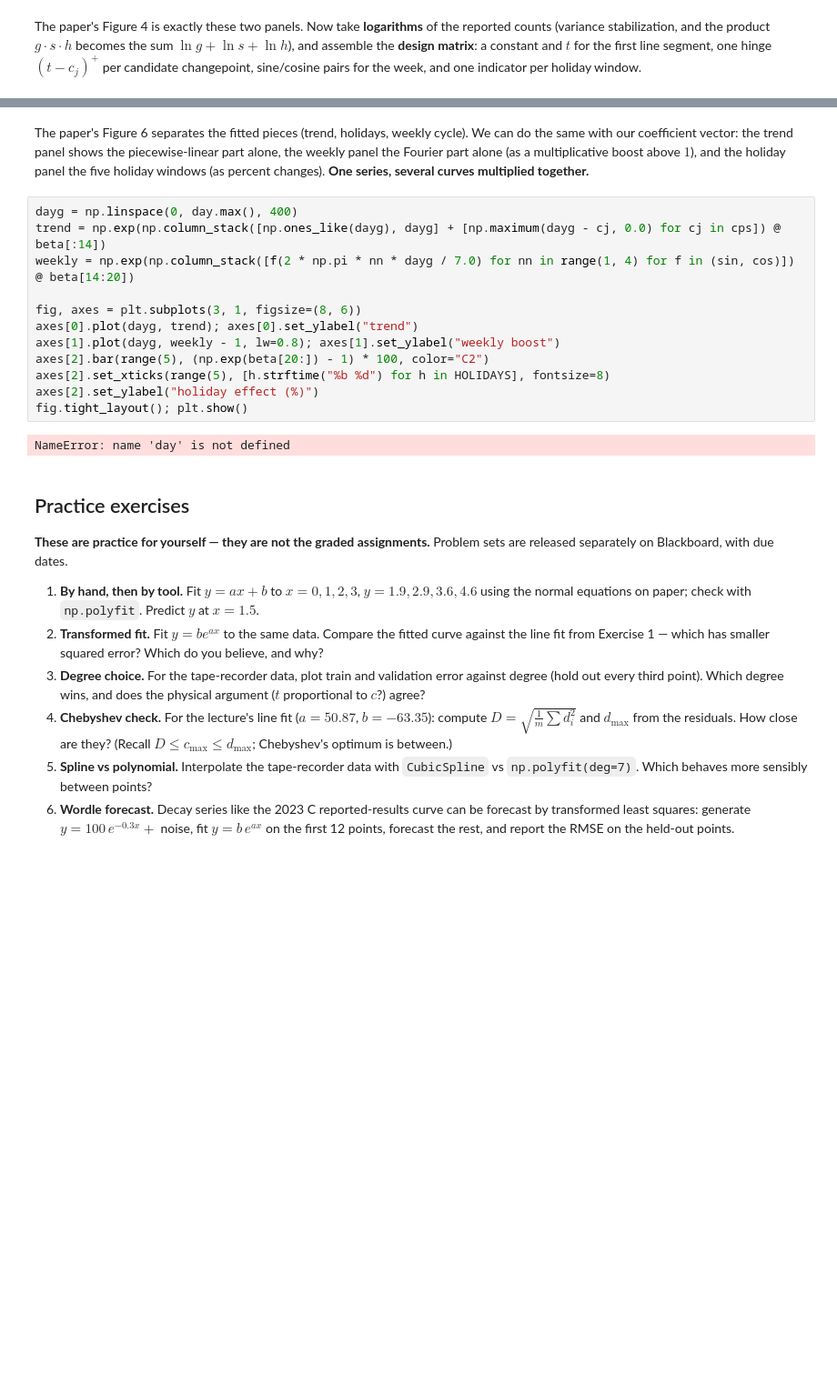
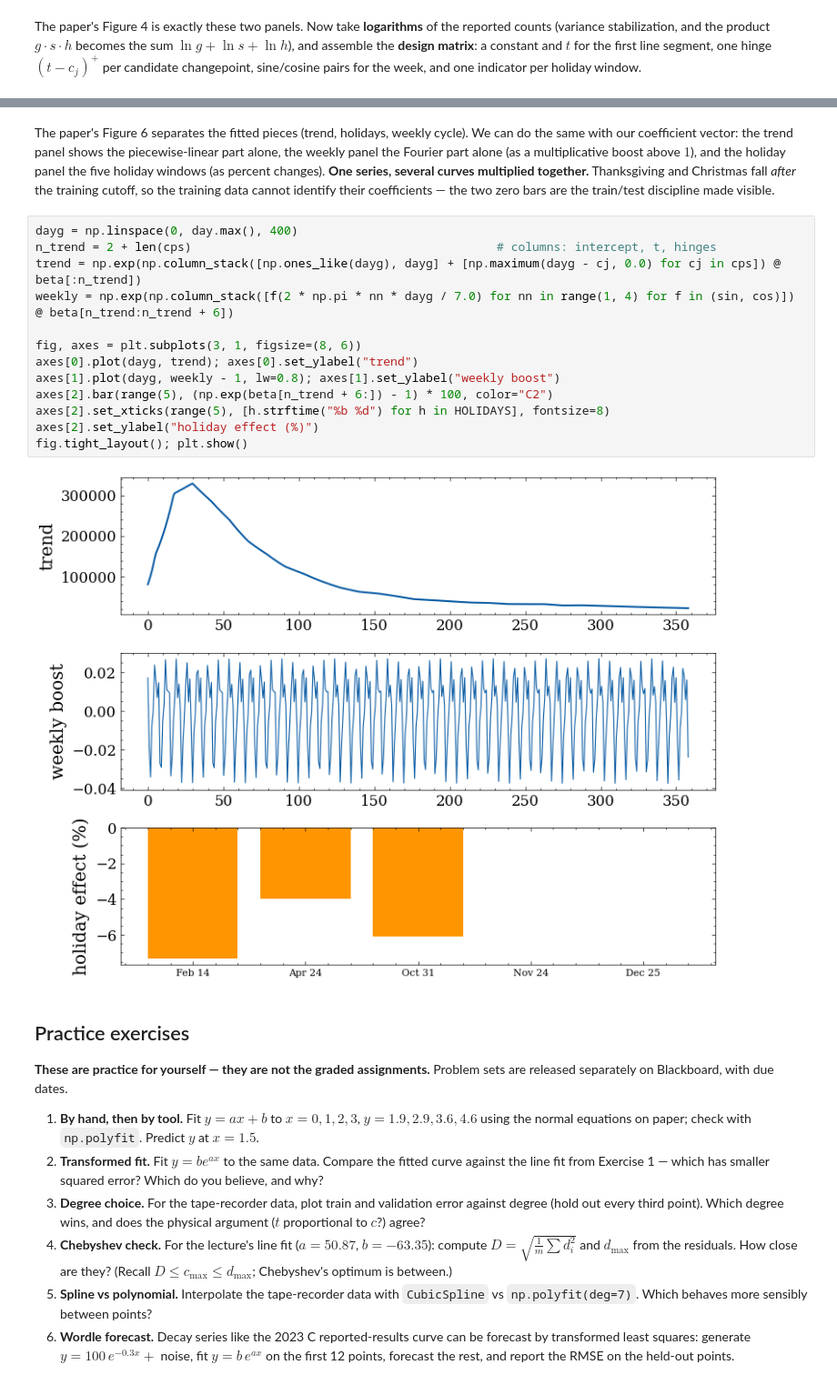
Before and after one commit to liwt31/MathModel, a Jupyter notebook: w03_fitting.ipynb, the cells around one changed output, grey strips where cells are left out. Shown at 91% size. Cells and saved outputs as stored; diff of their text form; blank space fills up the shorter version.

```diff
--- a/w03_fitting.ipynb
+++ b/w03_fitting.ipynb
@@ -453,19 +461,20 @@ NameError: name 'n' is not defined
 # %% [markdown]
-The paper's Figure 6 separates the fitted pieces (trend, holidays, weekly cycle). We can do the same with our coefficient vector: the trend panel shows the piecewise-linear part alone, the weekly panel the Fourier part alone (as a multiplicative boost above $1$), and the holiday panel the five holiday windows (as percent changes). **One series, several curves multiplied together.**
+The paper's Figure 6 separates the fitted pieces (trend, holidays, weekly cycle). We can do the same with our coefficient vector: the trend panel shows the piecewise-linear part alone, the weekly panel the Fourier part alone (as a multiplicative boost above $1$), and the holiday panel the five holiday windows (as percent changes). **One series, several curves multiplied together.** Thanksgiving and Christmas fall *after* the training cutoff, so the training data cannot identify their coefficients — the two zero bars are the train/test discipline made visible.
 # %%
 dayg = np.linspace(0, day.max(), 400)
-trend = np.exp(np.column_stack([np.ones_like(dayg), dayg] + [np.maximum(dayg - cj, 0.0) for cj in cps]) @ beta[:14])
-weekly = np.exp(np.column_stack([f(2 * np.pi * nn * dayg / 7.0) for nn in range(1, 4) for f in (sin, cos)]) @ beta[14:20])
+n_trend = 2 + len(cps)                                           # columns: intercept, t, hinges
+trend = np.exp(np.column_stack([np.ones_like(dayg), dayg] + [np.maximum(dayg - cj, 0.0) for cj in cps]) @ beta[:n_trend])
+weekly = np.exp(np.column_stack([f(2 * np.pi * nn * dayg / 7.0) for nn in range(1, 4) for f in (sin, cos)]) @ beta[n_trend:n_trend + 6])
 
 fig, axes = plt.subplots(3, 1, figsize=(8, 6))
 axes[0].plot(dayg, trend); axes[0].set_ylabel("trend")
 axes[1].plot(dayg, weekly - 1, lw=0.8); axes[1].set_ylabel("weekly boost")
-axes[2].bar(range(5), (np.exp(beta[20:]) - 1) * 100, color="C2")
+axes[2].bar(range(5), (np.exp(beta[n_trend + 6:]) - 1) * 100, color="C2")
 axes[2].set_xticks(range(5), [h.strftime("%b %d") for h in HOLIDAYS], fontsize=8)
 axes[2].set_ylabel("holiday effect (%)")
 fig.tight_layout(); plt.show()
 # %% [output]
-NameError: name 'day' is not defined
+[figure, added]
 # %% [markdown]
 ## Practice exercises
 
```
Also changed, not shown: parts of 7 cells of this notebook.
